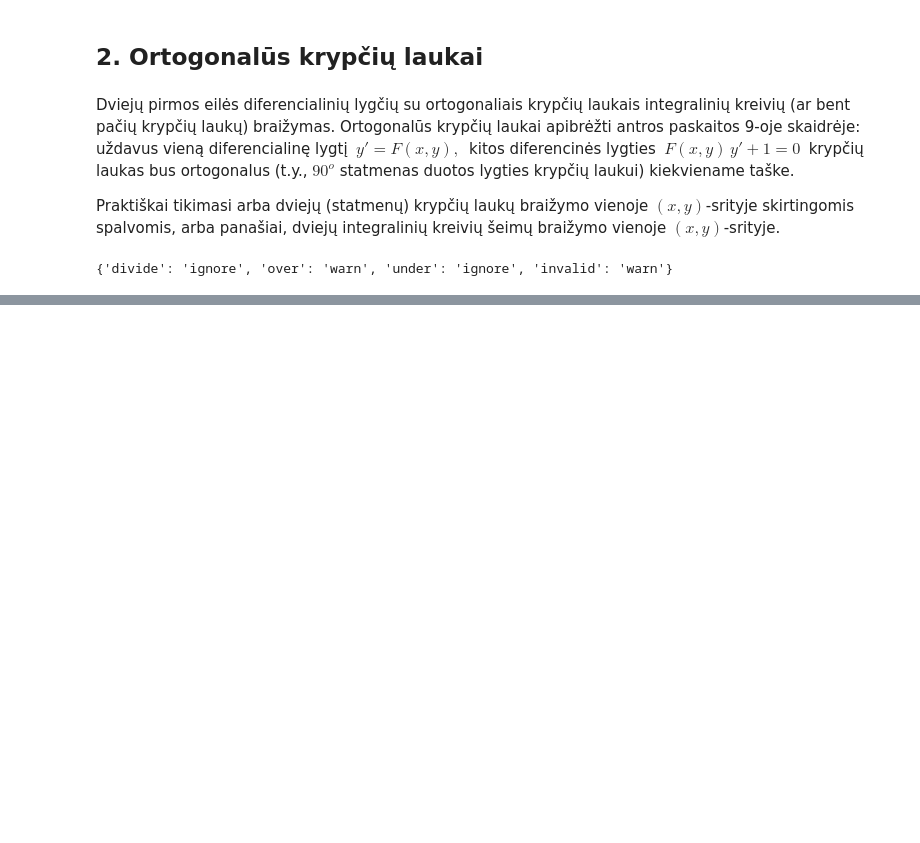
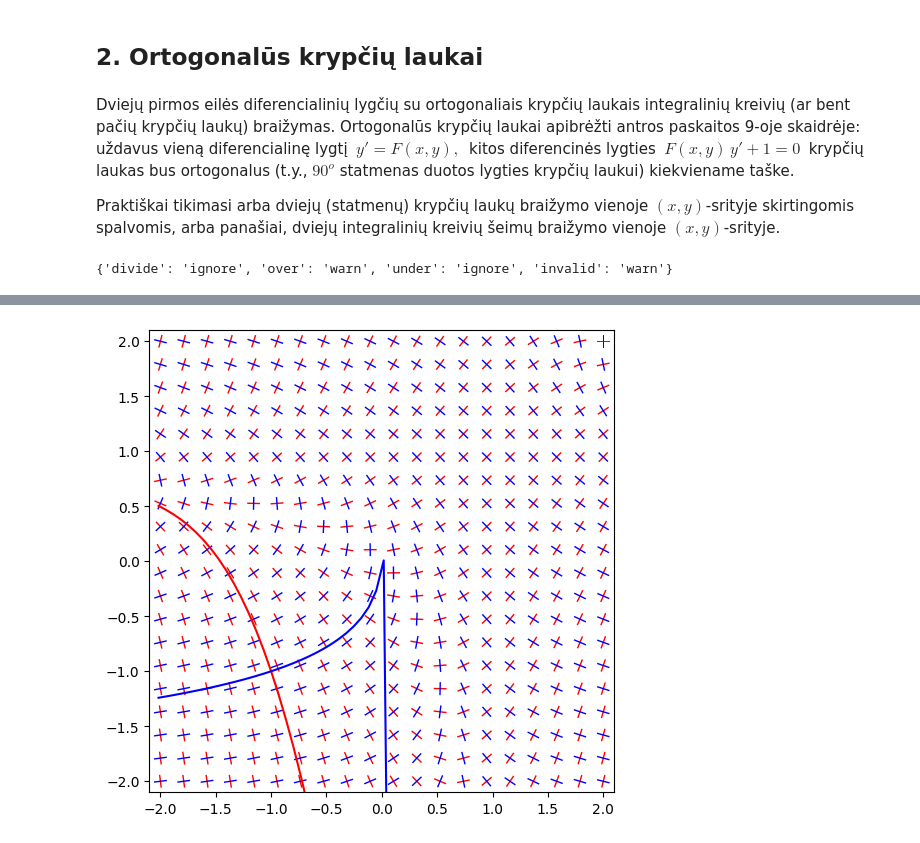
Before and after one commit to ArnasVaic/differential-equations, a Jupyter notebook: lab1/lab1.ipynb, the cells around one changed output, grey strips where cells are left out. Drawn from its saved outputs; the diff is of its cells as text; code cells hidden in the pictures; blank space fills up the shorter version.

```diff
--- a/lab1/lab1.ipynb
+++ b/lab1/lab1.ipynb
@@ -108,0 +121,7 @@ ys = (37.05430986731444, 2.0, 2.0)
+# %%
+visualize(
+    lambda x, y: x + y - x * y, # F(x, y) = ln(x + y)
+    bounds = [(-2, 2), (-2, 2)],
+    p = (-1,-1))
+# %% [output]
+[figure, added]
```
Also changed, not shown: parts of 8 cells of this notebook.
